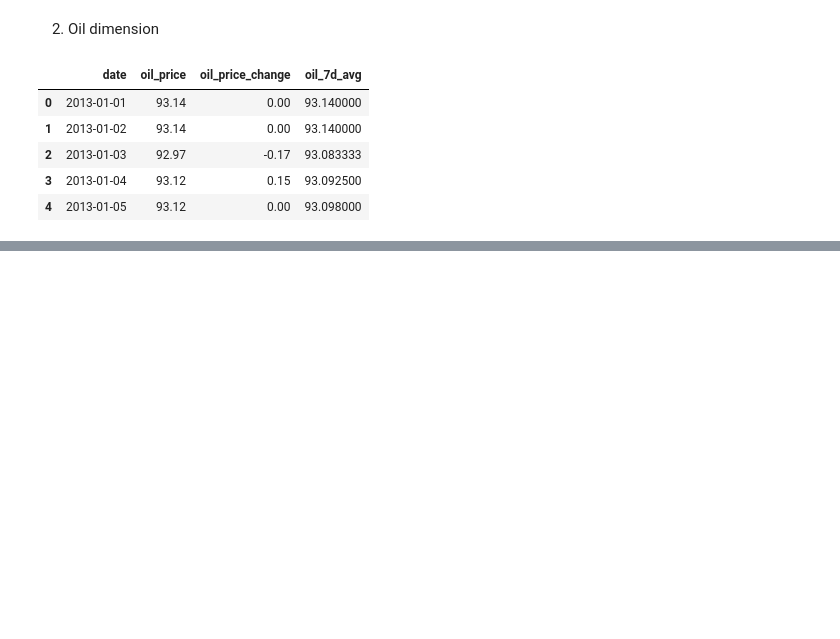
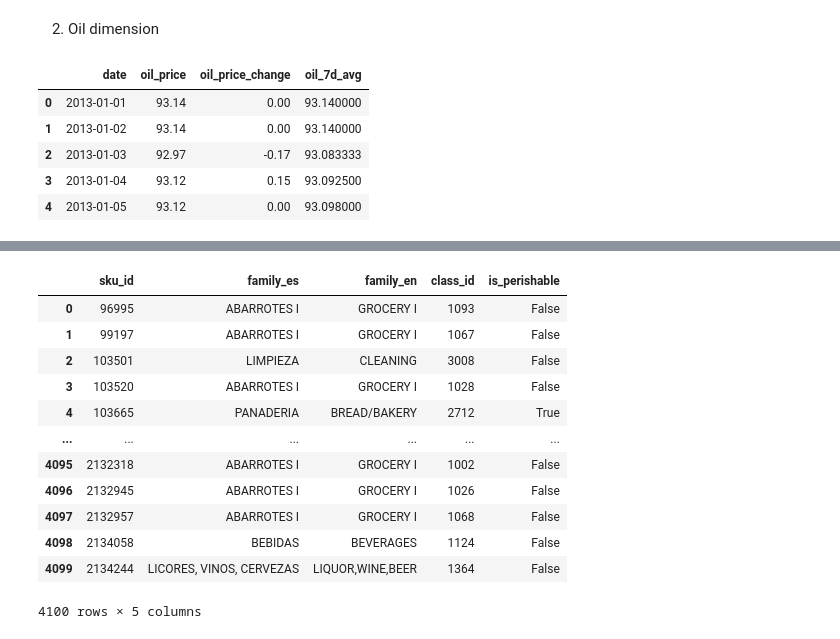
Before and after one commit to ranathungaWK/Inventory-Optimizer, a Jupyter notebook: inventory-lakehouse/notebooks/gold/01_analysing_data.ipynb, the cells around one changed output, grey strips where cells are left out. Saved outputs shown, nothing was run; the diff lists cells and outputs as text; code cells hidden in the pictures; blank space fills up the shorter version.

```diff
--- a/inventory-lakehouse/notebooks/gold/01_analysing_data.ipynb
+++ b/inventory-lakehouse/notebooks/gold/01_analysing_data.ipynb
@@ -197,0 +257,18 @@ Loading oil_dimension dataset...
+# %%
+item_dimension_df = pd.read_parquet(lakehouse_root / "data_lake" / "silver" / "item_dimension" / "item_dimension.parquet")
+# %%
+item_dimension_df
+# %% [output]
+|  | sku_id | family_es | family_en | class_id | is_perishable |
+| 0 | 96995 | ABARROTES I | GROCERY I | 1093 | False |
+| 1 | 99197 | ABARROTES I | GROCERY I | 1067 | False |
+| 2 | 103501 | LIMPIEZA | CLEANING | 3008 | False |
+| 3 | 103520 | ABARROTES I | GROCERY I | 1028 | False |
+| 4 | 103665 | PANADERIA | BREAD/BAKERY | 2712 | True |
+| ... | ... | ... | ... | ... | ... |
+| 4095 | 2132318 | ABARROTES I | GROCERY I | 1002 | False |
+| 4096 | 2132945 | ABARROTES I | GROCERY I | 1026 | False |
+| 4097 | 2132957 | ABARROTES I | GROCERY I | 1068 | False |
+| 4098 | 2134058 | BEBIDAS | BEVERAGES | 1124 | False |
+| 4099 | 2134244 | LICORES, VINOS, CERVEZAS | LIQUOR,WINE,BEER | 1364 | False |
+4100 rows × 5 columns
```
Also changed, not shown: parts of 10 cells of this notebook.
